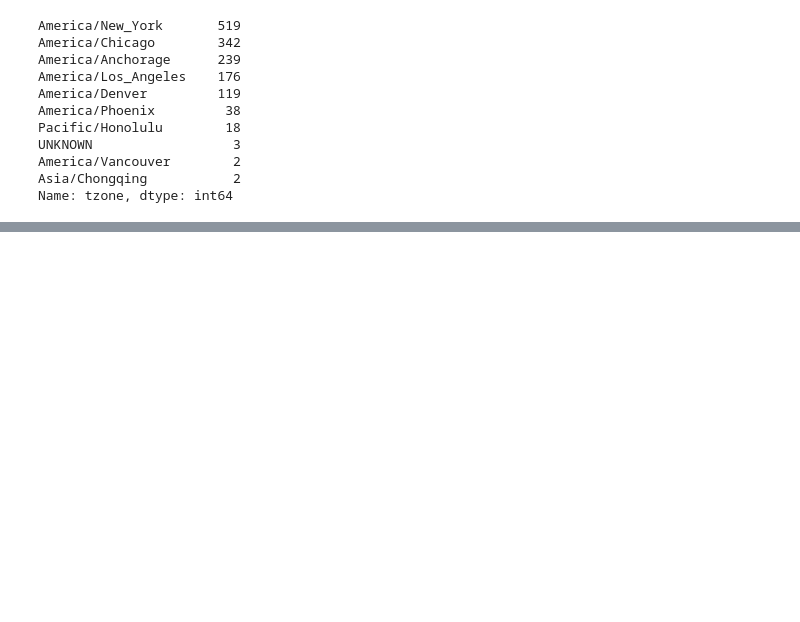
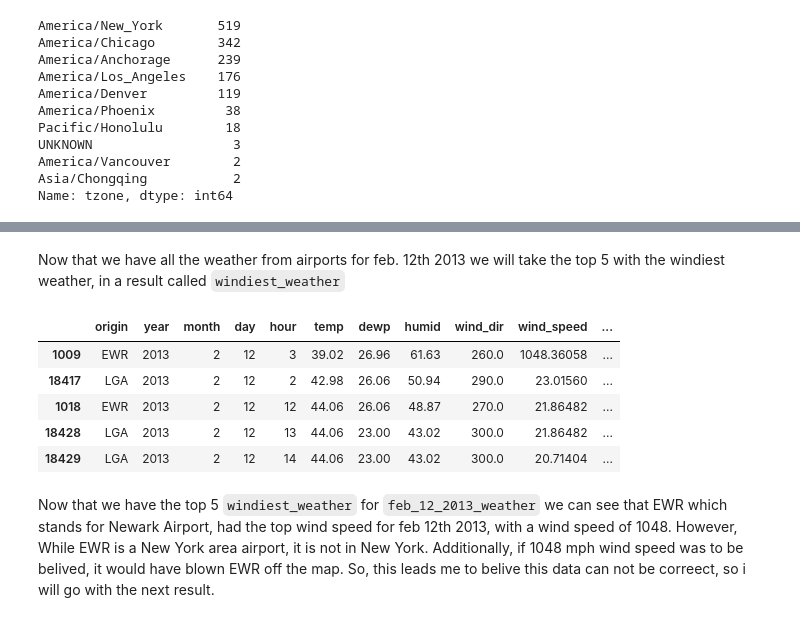
Before and after one commit to Dawad81/IS362-Database-Acquisition-and-Management, a Jupyter notebook: IS362_Assignment5.ipynb, the cells around one changed output, grey strips where cells are left out. Saved outputs shown, nothing was run; the diff lists cells and outputs as text; code cells hidden in the pictures; blank space fills up the shorter version.

```diff
--- a/IS362_Assignment5.ipynb
+++ b/IS362_Assignment5.ipynb
@@ -130,0 +255,15 @@ airportscopy[airportscopy['tzone'].str.contains('Asia/Chongqing')]
+# %% [markdown]
+Now that we have all the weather from airports for feb. 12th 2013 we will take the top 5 with the windiest weather, in a result called `windiest_weather`
+# %%
+
+windiest_weather = feb_12_2013_weather.sort_values(by='wind_speed', ascending = False).head()
+windiest_weather
+# %% [output]
+|  | origin | year | month | day | hour | temp | dewp | humid | wind_dir | wind_speed | ... |
+| 1009 | EWR | 2013 | 2 | 12 | 3 | 39.02 | 26.96 | 61.63 | 260.0 | 1048.36058 | ... |
+| 18417 | LGA | 2013 | 2 | 12 | 2 | 42.98 | 26.06 | 50.94 | 290.0 | 23.01560 | ... |
+| 1018 | EWR | 2013 | 2 | 12 | 12 | 44.06 | 26.06 | 48.87 | 270.0 | 21.86482 | ... |
+| 18428 | LGA | 2013 | 2 | 12 | 13 | 44.06 | 23.00 | 43.02 | 300.0 | 21.86482 | ... |
+| 18429 | LGA | 2013 | 2 | 12 | 14 | 44.06 | 23.00 | 43.02 | 300.0 | 20.71404 | ... |
+# %% [markdown]
+Now that we have the top 5 `windiest_weather` for `feb_12_2013_weather` we can see that EWR which stands for Newark Airport, had the top wind speed for feb 12th 2013, with a wind speed of 1048. However, While EWR is a New York area airport, it is not in New York. Additionally, if 1048 mph wind speed was to be belived, it would have blown EWR off the map. So, this leads me to belive this data can not be correect, so i will go with the next result.
```
Also changed, not shown: parts of 36 cells of this notebook, 1 other file.
